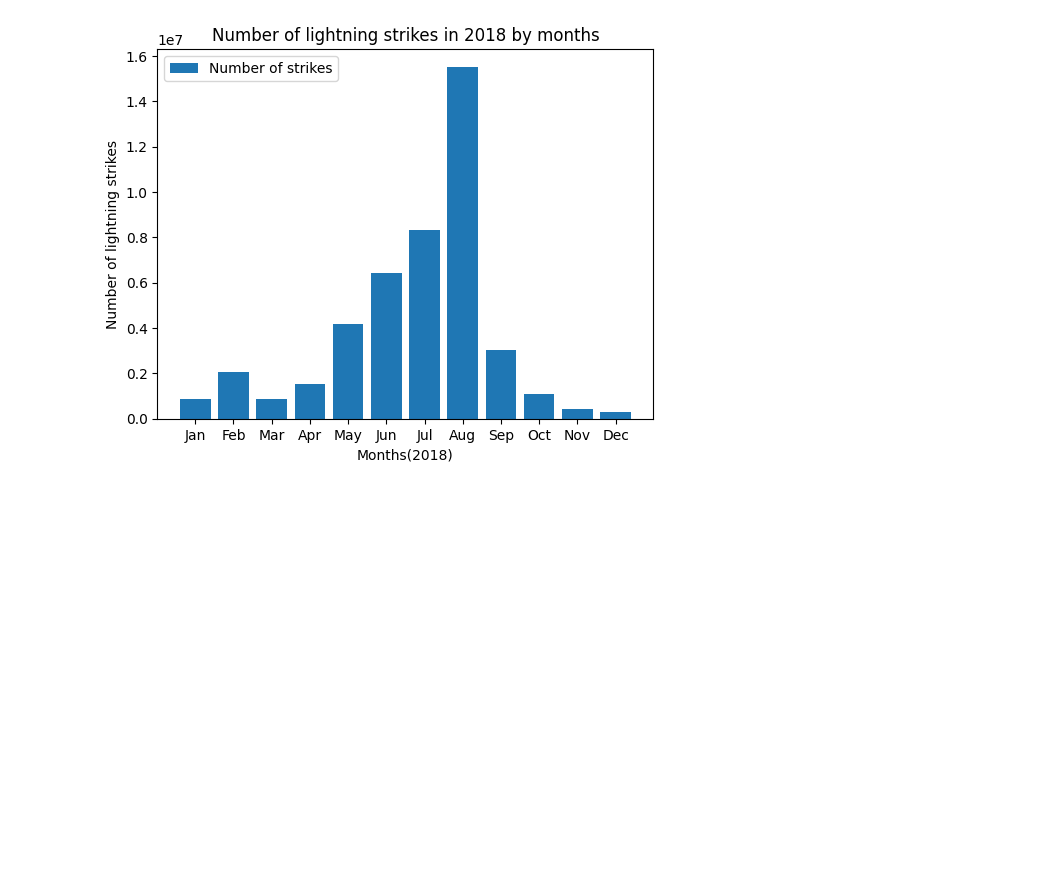
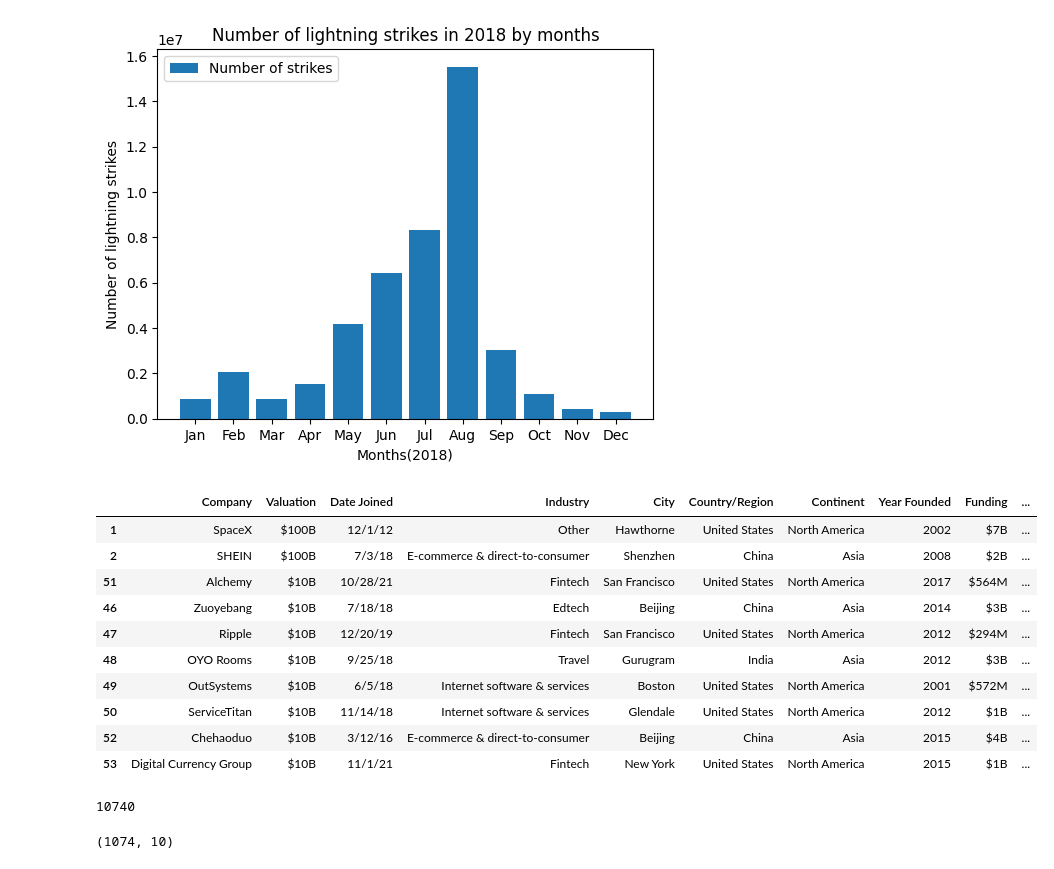
Before and after one commit to yildizramazan/daily-lightning-strikes, a Jupyter notebook: notebook.ipynb, the cells around one changed output. Drawn from its saved outputs; the diff is of its cells as text; code cells hidden in the pictures; blank space fills up the shorter version.

```diff
--- a/notebook.ipynb
+++ b/notebook.ipynb
@@ -146,0 +149,22 @@ plt.show()
+# %%
+companies.sort_values("Valuation").head(10)
+# %% [output]
+|  | Company | Valuation | Date Joined | Industry | City | Country/Region | Continent | Year Founded | Funding | ... |
+| 1 | SpaceX | $100B | 12/1/12 | Other | Hawthorne | United States | North America | 2002 | $7B | ... |
+| 2 | SHEIN | $100B | 7/3/18 | E-commerce & direct-to-consumer | Shenzhen | China | Asia | 2008 | $2B | ... |
+| 51 | Alchemy | $10B | 10/28/21 | Fintech | San Francisco | United States | North America | 2017 | $564M | ... |
+| 46 | Zuoyebang | $10B | 7/18/18 | Edtech | Beijing | China | Asia | 2014 | $3B | ... |
+| 47 | Ripple | $10B | 12/20/19 | Fintech | San Francisco | United States | North America | 2012 | $294M | ... |
+| 48 | OYO Rooms | $10B | 9/25/18 | Travel | Gurugram | India | Asia | 2012 | $3B | ... |
+| 49 | OutSystems | $10B | 6/5/18 | Internet software & services | Boston | United States | North America | 2001 | $572M | ... |
+| 50 | ServiceTitan | $10B | 11/14/18 | Internet software & services | Glendale | United States | North America | 2012 | $1B | ... |
+| 52 | Chehaoduo | $10B | 3/12/16 | E-commerce & direct-to-consumer | Beijing | China | Asia | 2015 | $4B | ... |
+| 53 | Digital Currency Group | $10B | 11/1/21 | Fintech | New York | United States | North America | 2015 | $1B | ... |
+# %%
+companies.size
+# %% [output]
+10740
+# %%
+companies.shape
+# %% [output]
+(1074, 10)
```
Also changed, not shown: parts of 12 cells of this notebook, 1 other file.
